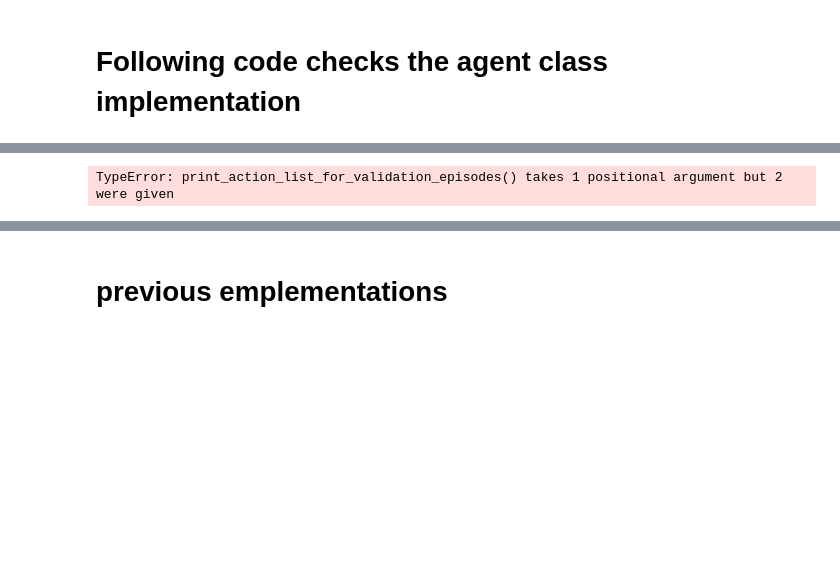
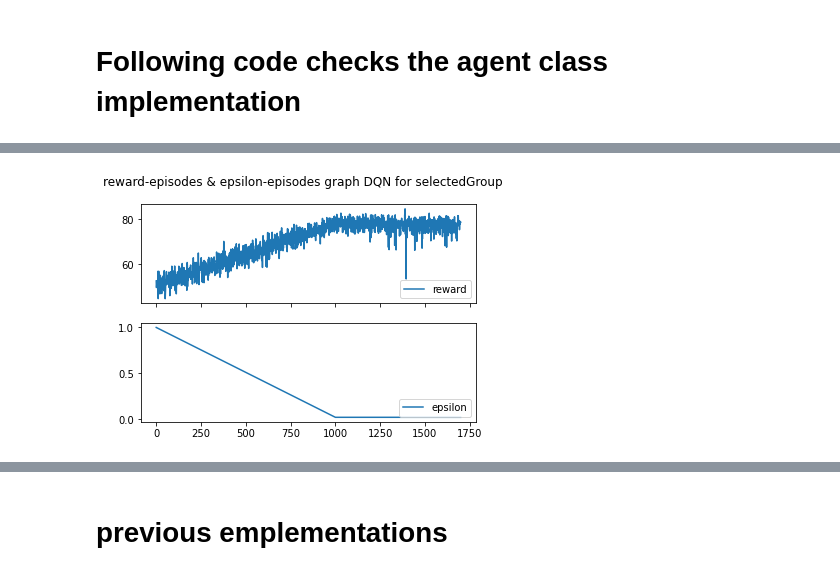
Before and after one commit to jgoldverg/RL_Metric, a Jupyter notebook: codes/driver_code.ipynb, the cells around one changed output, grey strips where cells are left out. Drawn from its saved outputs; the diff is of its cells as text; code cells hidden in the pictures; blank space fills up the shorter version.

```diff
--- a/codes/driver_code.ipynb
+++ b/codes/driver_code.ipynb
@@ -469,5 +474,5 @@ Validation episode  9  actions taken
 # %%
 agent=DQNAgent(env)
 agent.warming_replay_buffer()
-# agent.training()
-# agent.save_model()
+agent.training()
+agent.save_model()
@@ -474,7 +497,4 @@ agent.warming_replay_buffer()
 # %%
-agent.load_model('agent(32, 34.9238114, 40, 10, 30)online_net','agent(32, 34.9238114, 40, 10, 30)target_net')
-reward_per_episode_validation,action_list_per_episode=agent.validation()
-agent.print_action_list_for_validation_episodes(action_list_per_episode)
-agent.plot_validation_curve()
+agent.plot_training_curve()
 # %% [output]
-TypeError: print_action_list_for_validation_episodes() takes 1 positional argument but 2 were given
+[figure, added]
```
Also changed, not shown: parts of 13 cells of this notebook, 4 other files.
